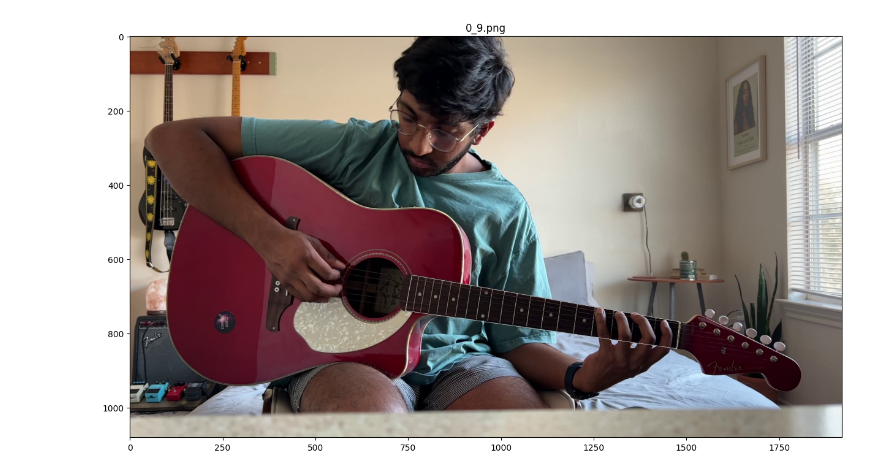
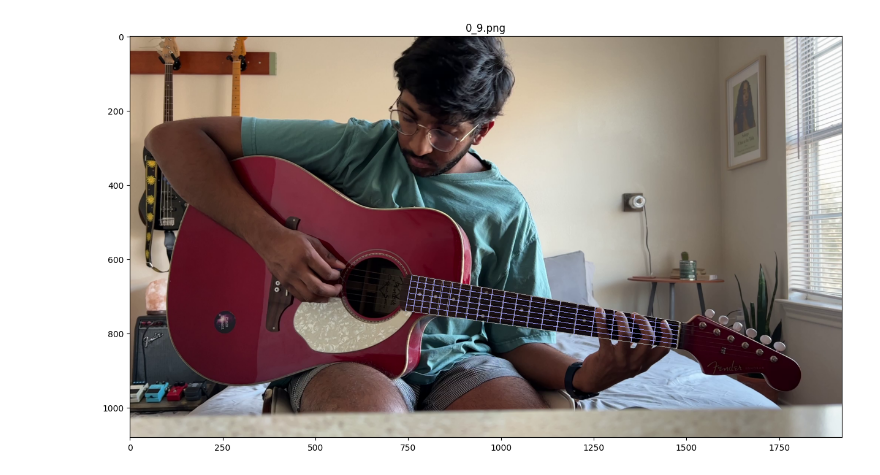
Before and after one commit to oragamiman01/tabs_generator, a Jupyter notebook: fret_positions.ipynb, the cells around one changed output. Cells and saved outputs as stored; diff of their text form; code cells hidden in the pictures.

```diff
--- a/fret_positions.ipynb
+++ b/fret_positions.ipynb
@@ -19,7 +19,6 @@ fn = image_fns[0]
 f = open(json_fn)
 data = json.load(f) # data is dict of json contents
 
-img = np.asarray(Image.open(os.path.join(images_path, fn)))
 x_list = data[fn]["regions"]["0"]["shape_attributes"]["all_points_x"] # list of rectangle coordinates
 y_list = data[fn]["regions"]["0"]["shape_attributes"]["all_points_y"]
 x_list.pop(-1) # remove duplicate of first coordinate from end of lists
@@ -44,16 +43,36 @@ def is_point_inside_polygon(pt, polygon):
         p1x, p1y = p2x, p2y
 
     return inside
+
+def get_point_on_line(p1, p2, t):
+    return (int((p1 + t * (p2 - p1))[0]), int((p1 + t * (p2 - p1))[1]))
-# %%
-
-plt.figure(figsize=(15,15))
-corners = np.stack(np.asarray([x_list, y_list], np.int32)).T
-corners = corners.reshape((-1,1,2))
-cv.polylines(img,[corners],True,(1,0,0))
-
-
-plt.imshow(img)
-plt.title(fn)
-plt.show()
-# %% [output]
-[figure, removed]
+# %%
+plt.figure(figsize=(15,15))
+img = np.asarray(Image.open(os.path.join(images_path, fn)))
+corners = np.stack(np.asarray([x_list, y_list], np.int32)).T
+corners = corners.reshape((-1,1,2))
+top_left = np.array([x_list[0], y_list[0]])
+top_right = np.array([x_list[3], y_list[3]])
+bot_left = np.array([x_list[1], y_list[1]])
+bot_right = np.array([x_list[2], y_list[2]])
+cv.polylines(img,[corners],True,(1,0,0))
+ratios = np.array([.06, .115, .166, .216 ,.2595, .305, .342, .378, .414, .446, .478, .505, .532, .558, .58, .6031, .6254, .6464, .6663, .685])
+ratios /= ratios.max()
+
+for r in ratios:
+    top_pt = get_point_on_line(top_right, top_left, r)
+    bot_pt = get_point_on_line(bot_right, bot_left, r)
+    img = cv.line(img, top_pt, bot_pt, color=(0,0,255))
+
+strings = np.linspace(0, 1, 7)
+strings = strings[1:-1]
+for r in strings:
+    left_pt = get_point_on_line(top_right, bot_right, r)
+    right_pt = get_point_on_line(top_left, bot_left, r)
+    img = cv.line(img, left_pt, right_pt, color=(0,0,255))
+
+plt.imshow(img)
+plt.title(fn)
+plt.show()
+# %% [output]
+[figure, added]
```
